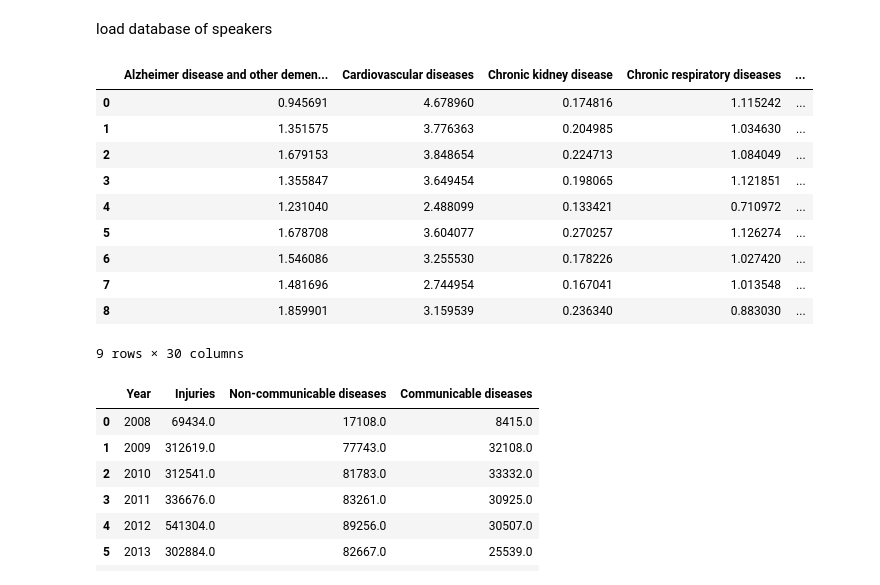
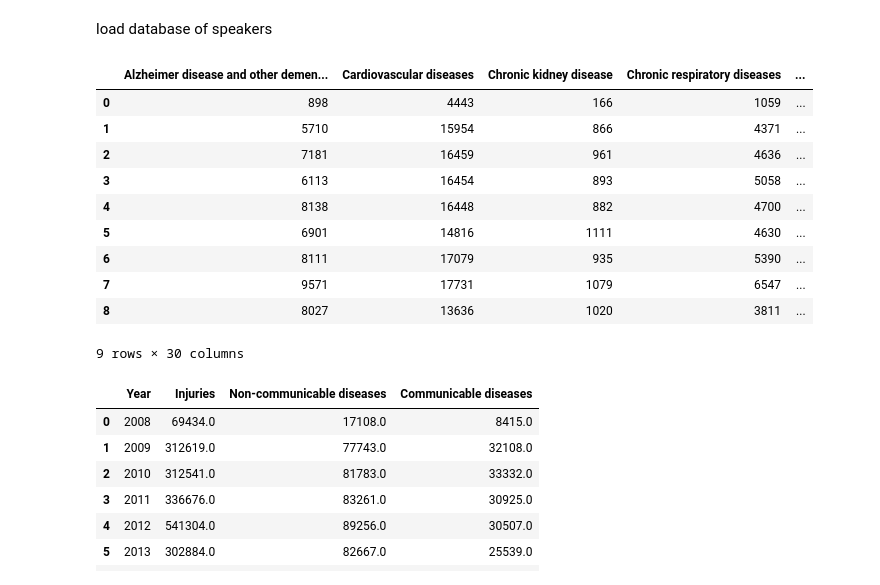
Before and after one commit to epfl-ada/ada-2021-project-hoja, a Jupyter notebook: Milestone_2.ipynb, the cells around one changed output. Cells and saved outputs as stored; diff of their text form; code cells hidden in the pictures.

```diff
--- a/Milestone_2.ipynb
+++ b/Milestone_2.ipynb
@@ -86,18 +83,18 @@ save_meta_data_quotes()
 # %%
 quotebank.quotes_percentage_df = percentage_of_total_count(quotebank.quotes_occurrences_df, quotebank.get_all_keyword_names())
 # %%
-quotebank.quotes_percentage_df
+quotebank.quotes_occurrences_df
 # %% [output]
 |  | Alzheimer disease and other demen... | Cardiovascular diseases | Chronic kidney disease | Chronic respiratory diseases | ... |
-| 0 | 0.945691 | 4.678960 | 0.174816 | 1.115242 | ... |
-| 1 | 1.351575 | 3.776363 | 0.204985 | 1.034630 | ... |
-| 2 | 1.679153 | 3.848654 | 0.224713 | 1.084049 | ... |
-| 3 | 1.355847 | 3.649454 | 0.198065 | 1.121851 | ... |
-| 4 | 1.231040 | 2.488099 | 0.133421 | 0.710972 | ... |
-| 5 | 1.678708 | 3.604077 | 0.270257 | 1.126274 | ... |
-| 6 | 1.546086 | 3.255530 | 0.178226 | 1.027420 | ... |
-| 7 | 1.481696 | 2.744954 | 0.167041 | 1.013548 | ... |
-| 8 | 1.859901 | 3.159539 | 0.236340 | 0.883030 | ... |
+| 0 | 898 | 4443 | 166 | 1059 | ... |
+| 1 | 5710 | 15954 | 866 | 4371 | ... |
+| 2 | 7181 | 16459 | 961 | 4636 | ... |
+| 3 | 6113 | 16454 | 893 | 5058 | ... |
+| 4 | 8138 | 16448 | 882 | 4700 | ... |
+| 5 | 6901 | 14816 | 1111 | 4630 | ... |
+| 6 | 8111 | 17079 | 935 | 5390 | ... |
+| 7 | 9571 | 17731 | 1079 | 6547 | ... |
+| 8 | 8027 | 13636 | 1020 | 3811 | ... |
 9 rows × 30 columns
 # %%
 quotebank.map_df_causes_to_categories()
```
Also changed, not shown: parts of 14 cells of this notebook.
